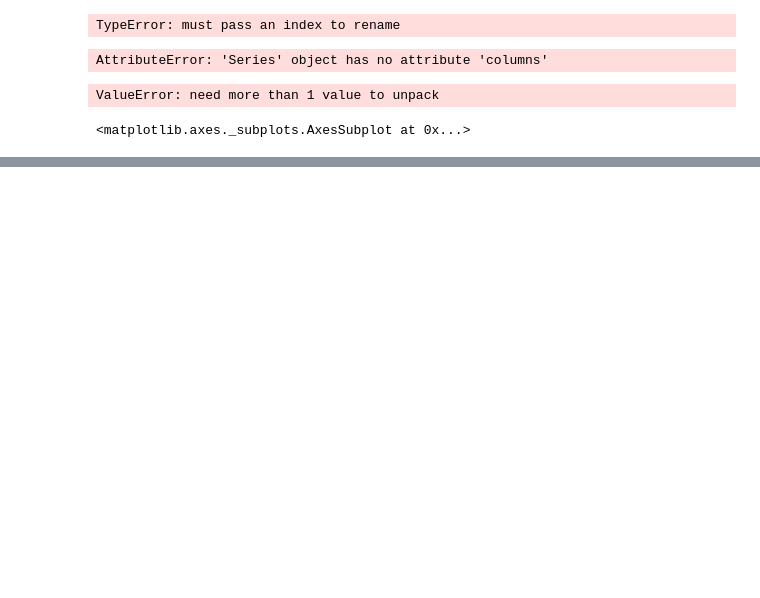
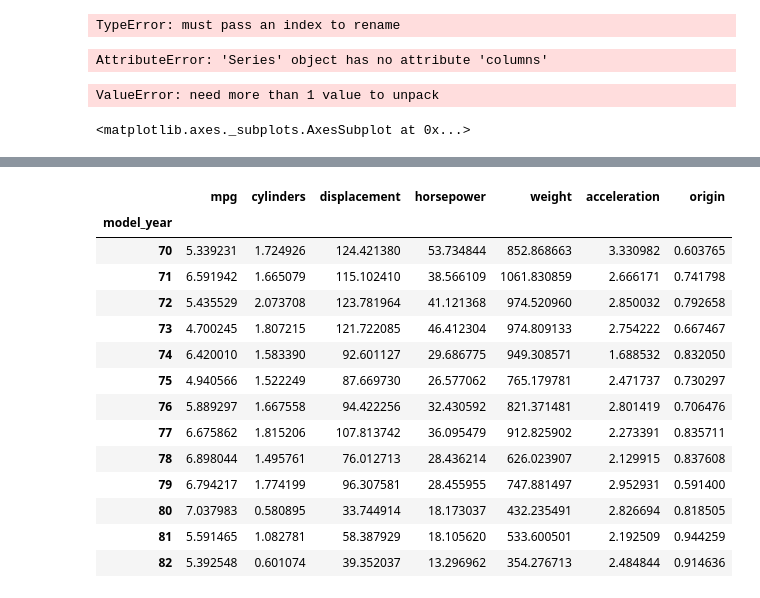
Before and after one commit to williamsnichols/DAT_20_Students, a Jupyter notebook: EVCinNYC/Lecture04Classwork/EVCL04OnOwn.ipynb, the cells around one changed output, grey strips where cells are left out. Saved outputs shown, nothing was run; the diff lists cells and outputs as text; code cells hidden in the pictures; blank space fills up the shorter version.

```diff
--- a/EVCinNYC/Lecture04Classwork/EVCL04OnOwn.ipynb
+++ b/EVCinNYC/Lecture04Classwork/EVCL04OnOwn.ipynb
@@ -255,0 +314,20 @@ import matplotlib as plot
+# %%
+autompg.groupby('model_year').std()
+
+#T-Tests -- need to review what this is
+# %% [output]
+|  | mpg | cylinders | displacement | horsepower | weight | acceleration | origin |
+| model_year |  |  |  |  |  |  |  |
+| 70 | 5.339231 | 1.724926 | 124.421380 | 53.734844 | 852.868663 | 3.330982 | 0.603765 |
+| 71 | 6.591942 | 1.665079 | 115.102410 | 38.566109 | 1061.830859 | 2.666171 | 0.741798 |
+| 72 | 5.435529 | 2.073708 | 123.781964 | 41.121368 | 974.520960 | 2.850032 | 0.792658 |
+| 73 | 4.700245 | 1.807215 | 121.722085 | 46.412304 | 974.809133 | 2.754222 | 0.667467 |
+| 74 | 6.420010 | 1.583390 | 92.601127 | 29.686775 | 949.308571 | 1.688532 | 0.832050 |
+| 75 | 4.940566 | 1.522249 | 87.669730 | 26.577062 | 765.179781 | 2.471737 | 0.730297 |
+| 76 | 5.889297 | 1.667558 | 94.422256 | 32.430592 | 821.371481 | 2.801419 | 0.706476 |
+| 77 | 6.675862 | 1.815206 | 107.813742 | 36.095479 | 912.825902 | 2.273391 | 0.835711 |
+| 78 | 6.898044 | 1.495761 | 76.012713 | 28.436214 | 626.023907 | 2.129915 | 0.837608 |
+| 79 | 6.794217 | 1.774199 | 96.307581 | 28.455955 | 747.881497 | 2.952931 | 0.591400 |
+| 80 | 7.037983 | 0.580895 | 33.744914 | 18.173037 | 432.235491 | 2.826694 | 0.818505 |
+| 81 | 5.591465 | 1.082781 | 58.387929 | 18.105620 | 533.600501 | 2.192509 | 0.944259 |
+| 82 | 5.392548 | 0.601074 | 39.352037 | 13.296962 | 354.276713 | 2.484844 | 0.914636 |
```
Also changed, not shown: parts of 9 cells of this notebook, 16 other files.
